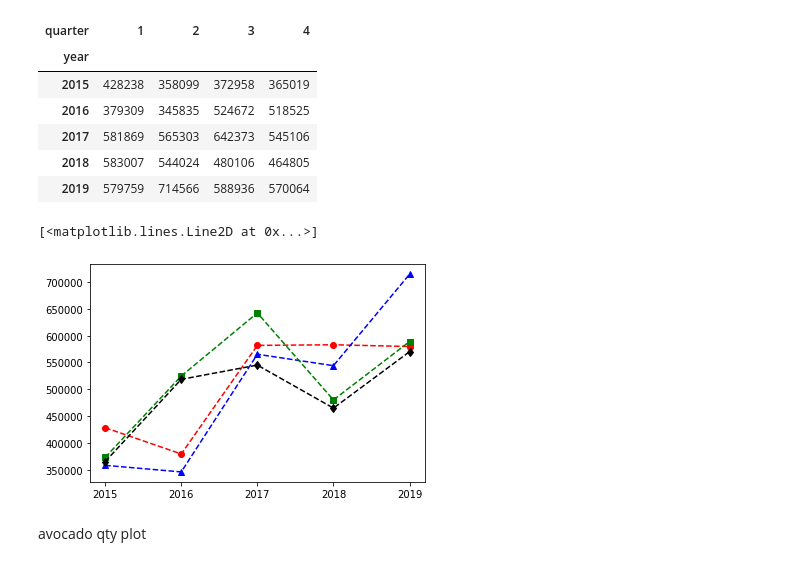
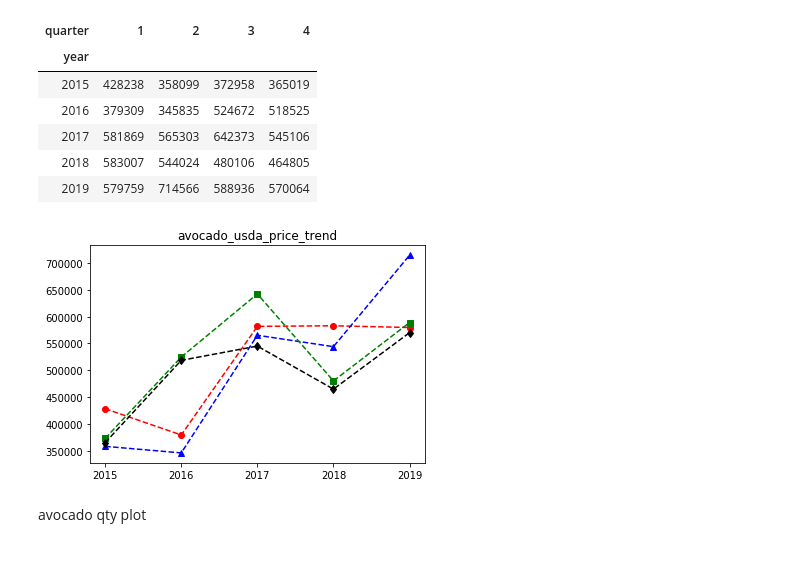
Before and after one commit to nbergeland/Avocado_Analysis, a Jupyter notebook: import_avocado_fsda.ipynb, the cells around one changed output. Cells and saved outputs as stored; diff of their text form; code cells hidden in the pictures.

Commit message:
added saved images for avocado_usda data

```diff
--- a/import_avocado_fsda.ipynb
+++ b/import_avocado_fsda.ipynb
@@ -108,12 +113,15 @@ Q4=plot_df_value[4].tolist()
 # %%
 year=['2015','2016','2017','2018','2019']
 plt.plot(year,Q1,color="red", label="Q1", marker="o",linestyle = "--" )
 plt.plot(year,Q2,color="blue", label="Q2", marker="^",linestyle = "--" )
 plt.plot(year,Q3,color="green", label="Q3", marker="s",linestyle = "--" )
 plt.plot(year,Q4,color="black", label="Q4", marker="d",linestyle = "--" )
+
+plt.title('avocado_usda_price_trend')
+plt.savefig('Images/avocado_usda_price_trend.png')
+plt.show()
 # %% [output]
-[<matplotlib.lines.Line2D at 0x...>]
-[figure, old version]
+[figure, new version]
 # %% [markdown]
 avocado qty plot
 # %%
```
Also changed, not shown: parts of 2 cells of this notebook, 2 other files.
